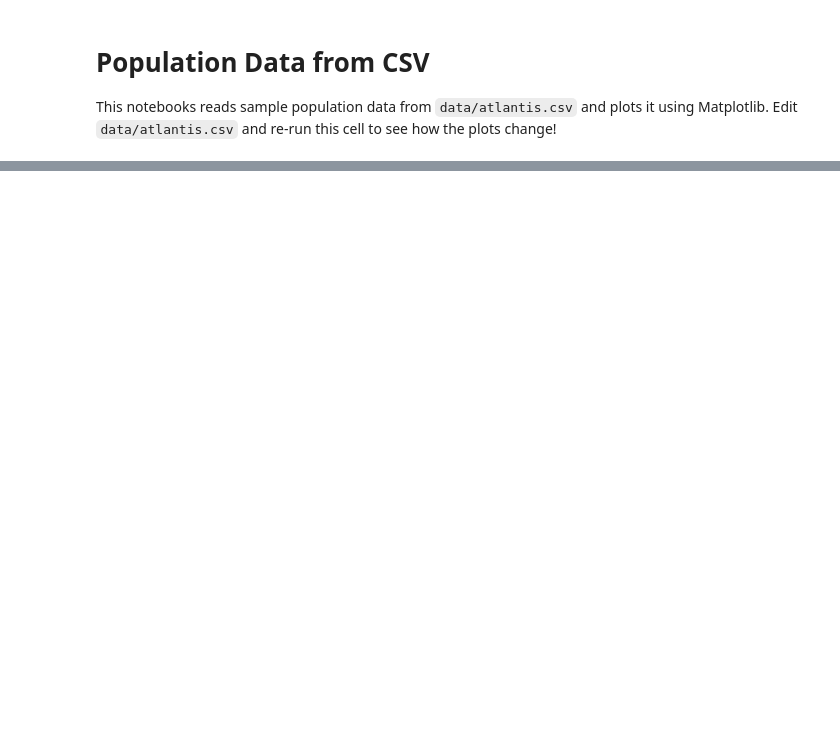
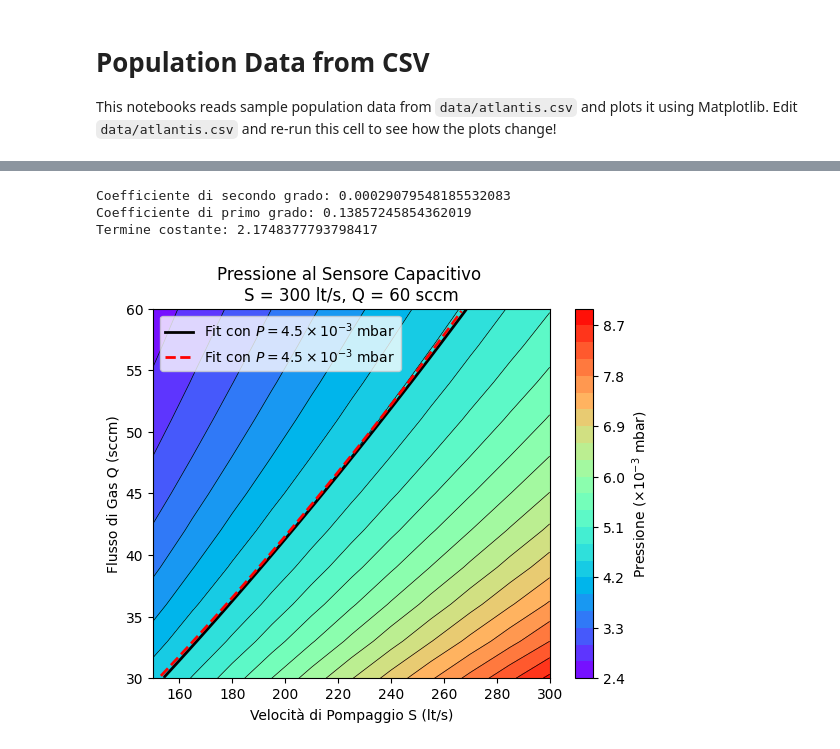
Before and after one commit to roncolat/my-jupyter-lab, a Jupyter notebook: notebooks/population.ipynb, the cells around one changed output, grey strips where cells are left out. Saved outputs shown, nothing was run; the diff lists cells and outputs as text; code cells hidden in the pictures; blank space fills up the shorter version.

```diff
--- a/notebooks/population.ipynb
+++ b/notebooks/population.ipynb
@@ -19,2 +67,62 @@ X, Y = np.meshgrid(x, y)
+# %%
+# Filtra i punti con Z = 4.5 (approssimativamente)
+threshold = 0.15
+target = 4.5
+mask = np.abs(Z1 - target) < threshold
+x_filtered_1 = X[mask]
+y_filtered_1 = Y[mask]
+
+
+# Esegui una regressione polinomiale di secondo grado
+coefficients_1 = np.polyfit(x_filtered_1, y_filtered_1, 2)
+polynomial_1 = np.poly1d(coefficients_1)
+
+# Stampa i coefficienti dell'equazione polinomiale
+print("Coefficiente di secondo grado:", coefficients_1[0])
+print("Coefficiente di primo grado:", coefficients_1[1])
+print("Termine costante:", coefficients_1[2])
+# %% [output]
+Coefficiente di secondo grado: 0.00029079548185532083
+Coefficiente di primo grado: 0.13857245854362019
+Termine costante: 2.1748377793798417
+# %%
+# Creazione del grafico di tipo contour plot con mappa di colori
+contour_filled = plt.contourf(X, Y, Z, levels=20, cmap="rainbow")
+contour_lines = plt.contour(X, Y, Z, levels=20, colors='black', linewidths=0.5)
+
+# Aggiunta di etichette agli assi
+plt.xlabel('Velocità di Pompaggio S (lt/s)')
+plt.ylabel('Flusso di Gas Q (sccm)')
+
+# Aggiunta di un titolo
+plt.title('Pressione al Sensore Capacitivo \nS = 300 lt/s, Q = 60 sccm')
+
+# Aggiunta di una barra dei colori
+cbar = plt.colorbar(contour_filled)
+cbar.set_label('Pressione ($\\times 10^{-3}$ mbar)')
+
+# Traccia la curva polinomiale
+x_fit = np.linspace(x_min, x_max, 100)
+y_fit = polynomial_0(x_fit)
+mask = (y_fit >= y_min) & (y_fit <= y_max)
+
+plt.plot(x_fit[mask], y_fit[mask], 'k-', linewidth=2, label='Fit con $P = 4.5 \\times 10^{-3}$ mbar')
+
+
+# Traccia la curva polinomiale
+x_fit = np.linspace(x_min, x_max, 100)
+y_fit = polynomial_1(x_fit)
+mask = (y_fit >= y_min) & (y_fit <= y_max)
+
+plt.plot(x_fit[mask], y_fit[mask], 'r--', linewidth=2, label='Fit con $P = 4.5 \\times 10^{-3}$ mbar')
+
+
+# Aggiunta della legenda
+plt.legend()
+
+# Mostra il grafico
+plt.show()
+# %% [output]
+[figure, added]
 # %%
 # Creazione del grafico di tipo contour plot con mappa di colori
```
Also changed, not shown: parts of 9 cells of this notebook.
